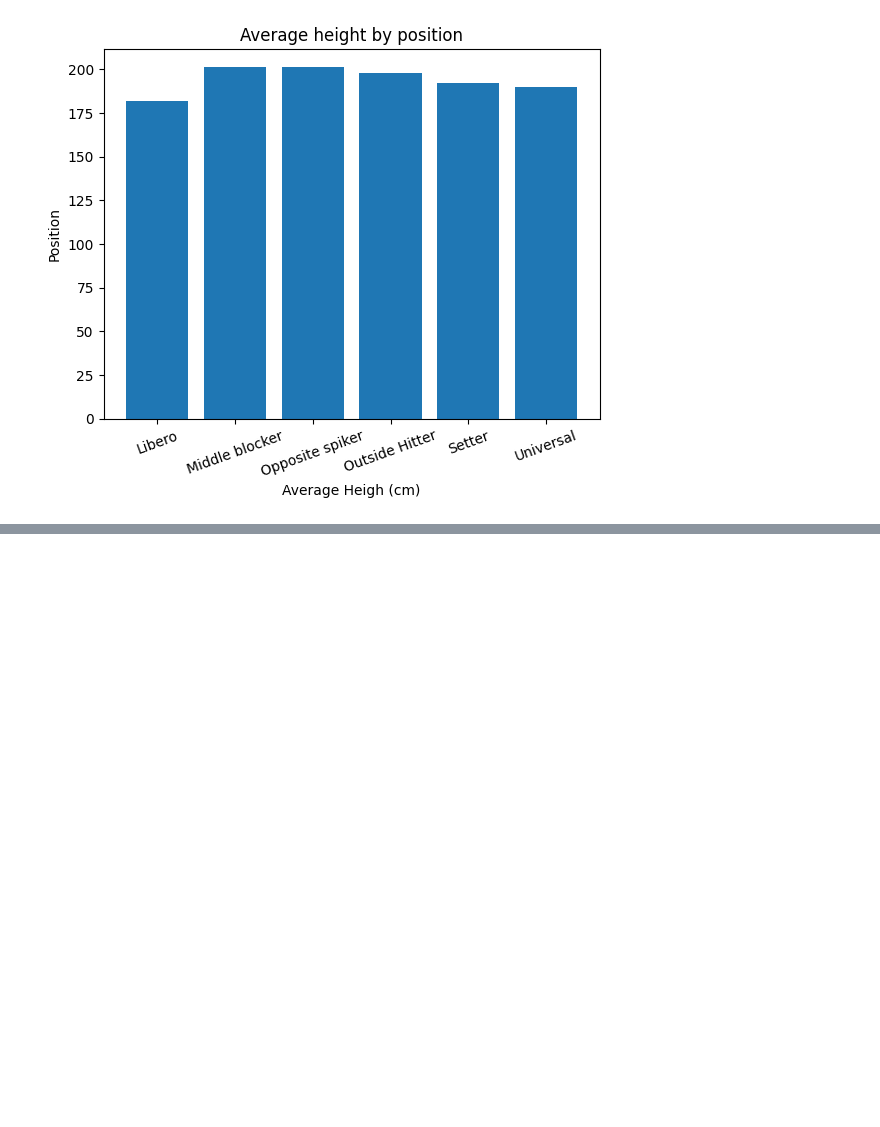
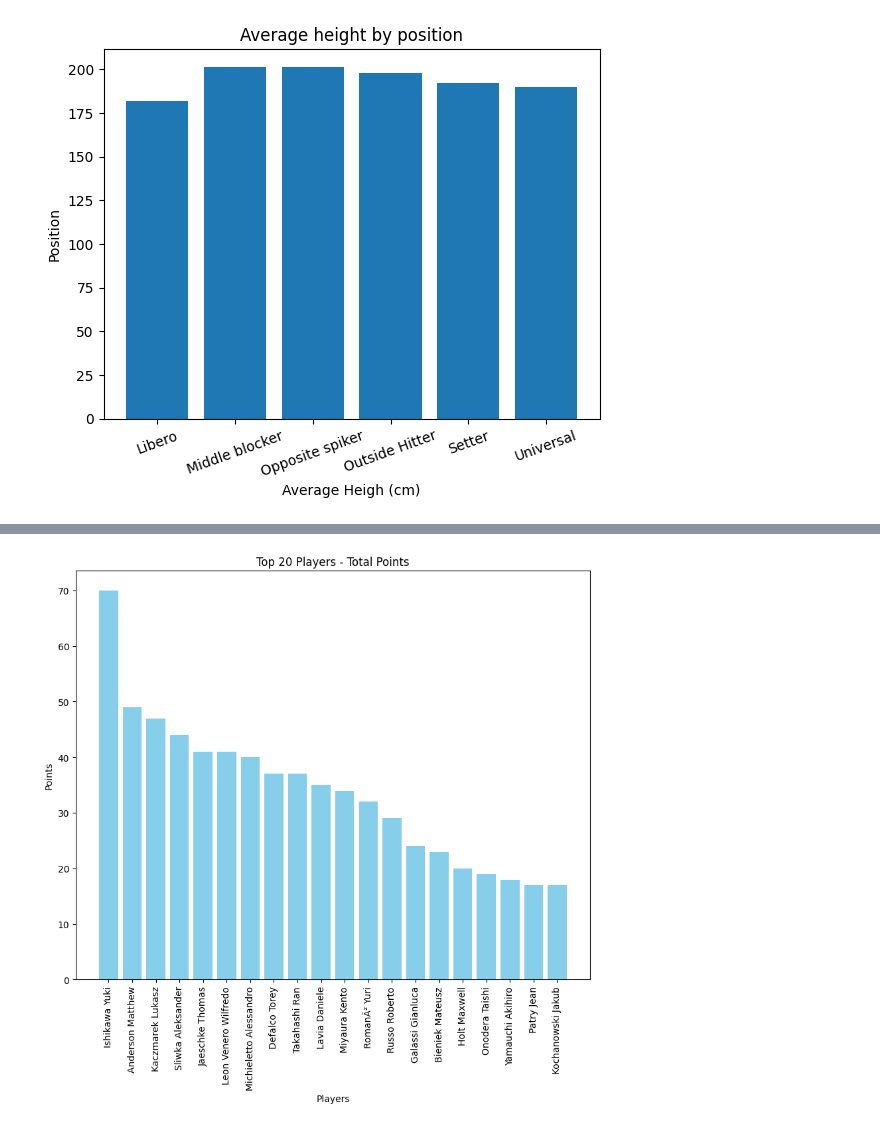
Before and after one commit to estevaocardoso/projetos-estevao, a Jupyter notebook: VOLLEYBALL/TESTE.ipynb, the cells around one changed output, grey strips where cells are left out. Saved outputs shown, nothing was run; the diff lists cells and outputs as text; code cells hidden in the pictures; blank space fills up the shorter version.

```diff
--- a/VOLLEYBALL/TESTE.ipynb
+++ b/VOLLEYBALL/TESTE.ipynb
@@ -189,3 +189,8 @@ plt.title('Average height by position')
 plt.show()
 # %% [output]
 [figure]
+# %%
+import pandas as pd
+df = pd.read_json("MEN'S_VNL_2023_FINALS.json")
+df = pd.DataFrame(df['tabela'][0])
+df
@@ -191,0 +211,16 @@ plt.show()
+# %%
+import matplotlib.pyplot as plt
+
+df['PointsPts'] = df['PointsPts'].astype(int)
+df_sorted = df.sort_values(by="PointsPts", ascending=False)
+
+top_20 = df_sorted.head(20)
+plt.figure(figsize=(10,8))
+plt.bar(top_20['Player NamePlayer'], top_20['PointsPts'], color='skyblue')  # Usando bar em vez de barh
+plt.xlabel('Players')
+plt.ylabel('Points')
+plt.title('Top 20 Players - Total Points')
+plt.xticks(rotation=90)  # Rotação dos nomes dos jogadores para melhor visualização
+plt.show()
+# %% [output]
+[figure, added]
```
Also changed, not shown: parts of 2 cells of this notebook, 2 other files.
